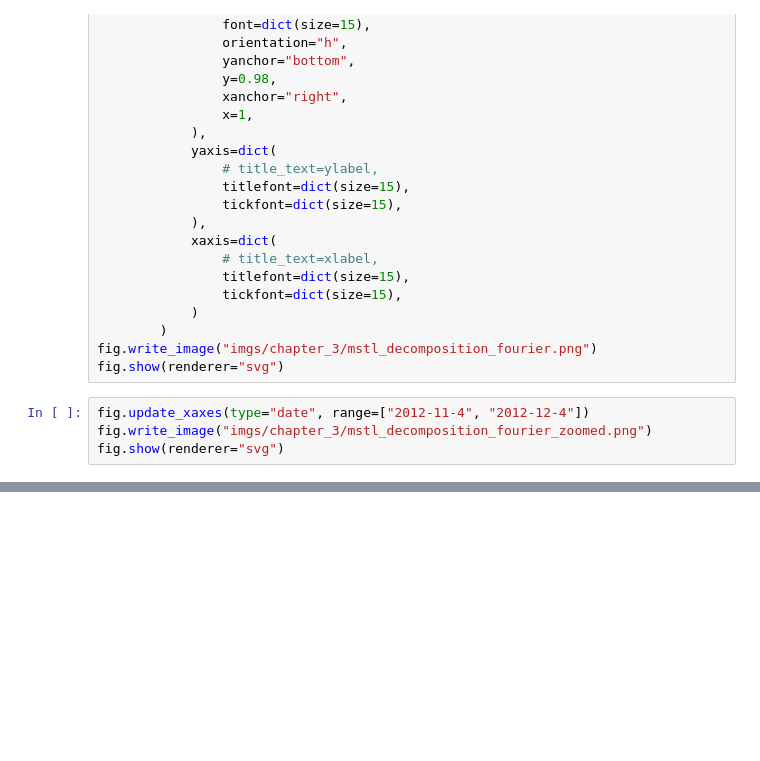
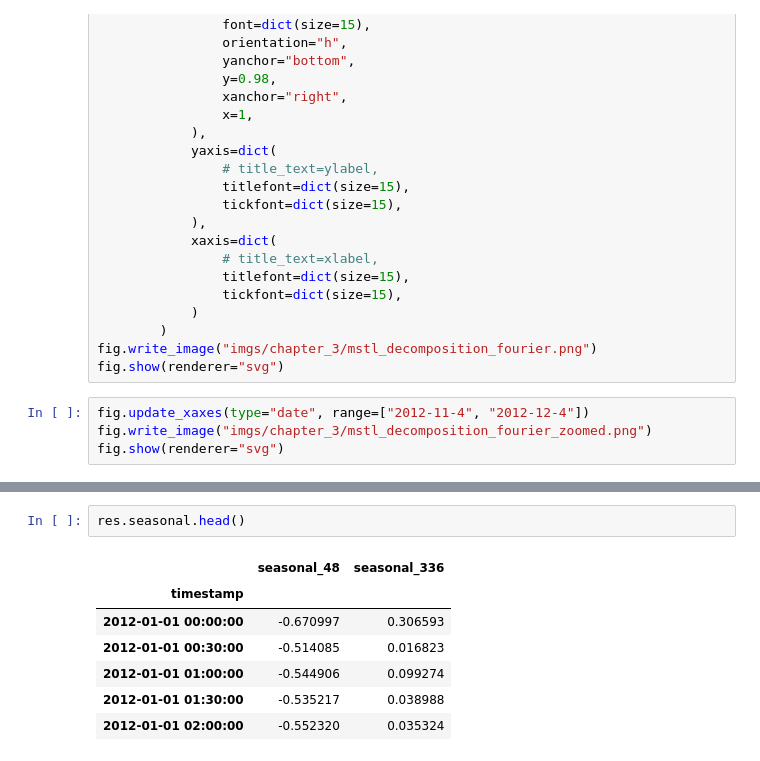
Before and after one commit to PacktPublishing/Modern-Time-Series-Forecasting-with-Python-2E, a Jupyter notebook: notebooks/Chapter03/02-Decomposing Time Series.ipynb, the cells around one changed output, grey strips where cells are left out. Drawn from its saved outputs; the diff is of its cells as text; blank space fills up the shorter version.

```diff
--- a/notebooks/Chapter03/02-Decomposing Time Series.ipynb
+++ b/notebooks/Chapter03/02-Decomposing Time Series.ipynb
@@ -436,0 +484,10 @@ fig.show(renderer="svg")
+# %%
+res.seasonal.head()
+# %% [output]
+|  | seasonal_48 | seasonal_336 |
+| timestamp |  |  |
+| 2012-01-01 00:00:00 | -0.670997 | 0.306593 |
+| 2012-01-01 00:30:00 | -0.514085 | 0.016823 |
+| 2012-01-01 01:00:00 | -0.544906 | 0.099274 |
+| 2012-01-01 01:30:00 | -0.535217 | 0.038988 |
+| 2012-01-01 02:00:00 | -0.552320 | 0.035324 |
```
Also changed, not shown: parts of 8 cells of this notebook, 1 other file.
